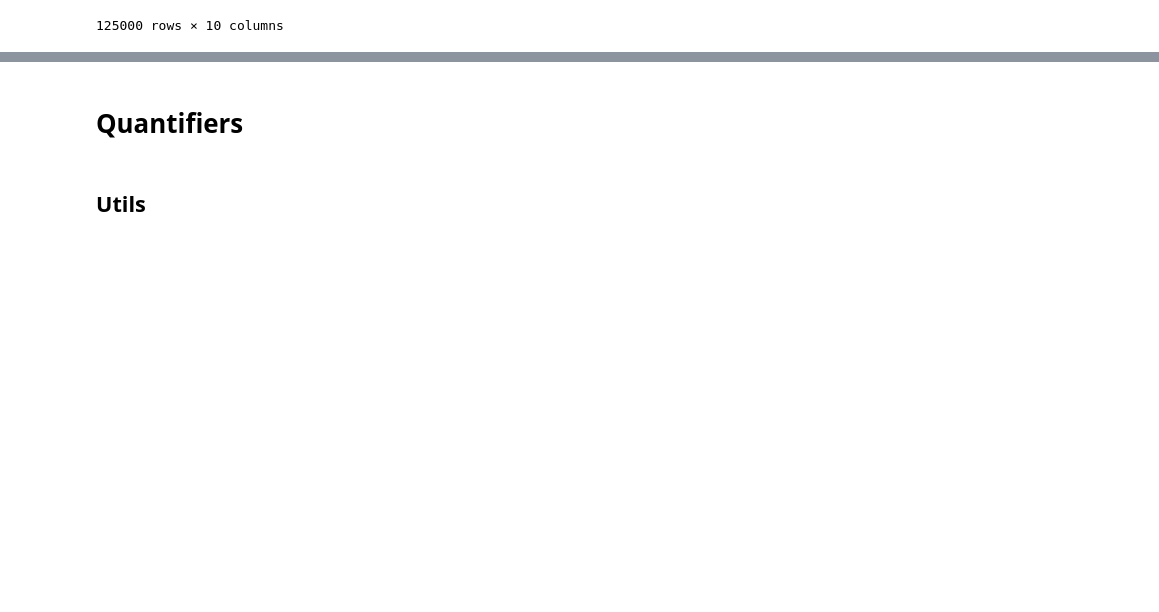
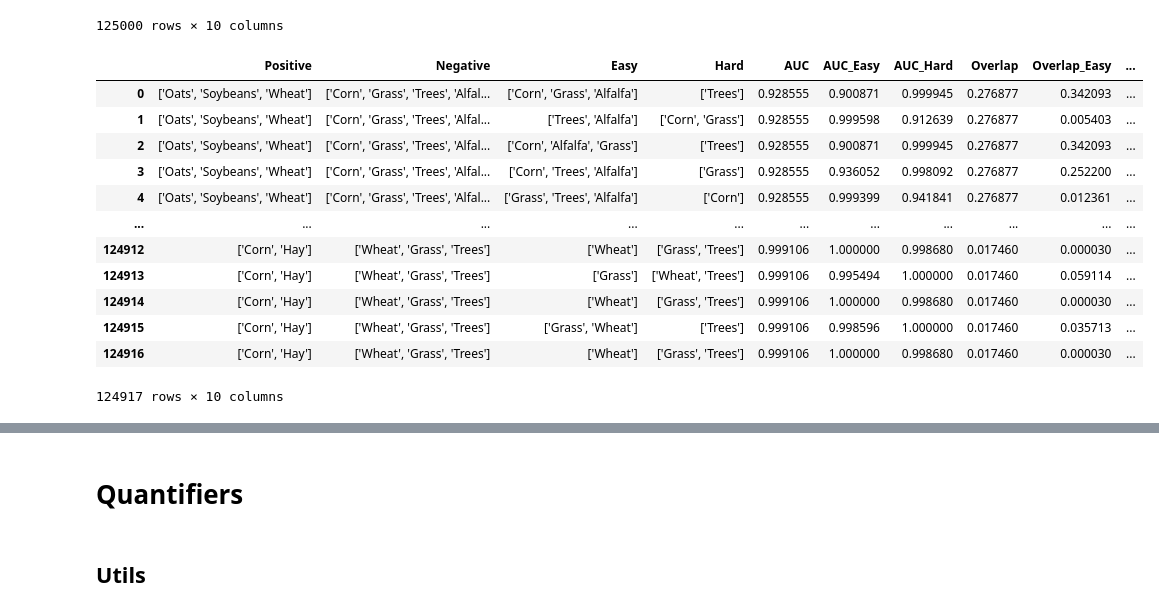
Before and after one commit to JPOrtegaa/score-drift-quantification, a Jupyter notebook: experiments_real.ipynb, the cells around one changed output, grey strips where cells are left out. Saved outputs shown, nothing was run; the diff lists cells and outputs as text; code cells hidden in the pictures; blank space fills up the shorter version.

```diff
--- a/experiments_real.ipynb
+++ b/experiments_real.ipynb
@@ -110,6 +122,23 @@ auc_df
 | 124998 | ['Lodgepole_Pine', 'Cottonwood_Wi... | ['Douglas_fir', 'Aspen'] | ['Douglas_fir'] | ['Aspen'] | 0.805155 | 0.857207 | 0.753025 | 0.431519 | 0.243204 | ... |
 | 124999 | ['Lodgepole_Pine', 'Cottonwood_Wi... | ['Douglas_fir', 'Aspen'] | ['Douglas_fir'] | ['Aspen'] | 0.805155 | 0.857207 | 0.753025 | 0.431519 | 0.243204 | ... |
 125000 rows × 10 columns
+# %%
+auc_df = pd.read_csv('processed_results_Land-use.csv')
+auc_df
+# %% [output]
+|  | Positive | Negative | Easy | Hard | AUC | AUC_Easy | AUC_Hard | Overlap | Overlap_Easy | ... |
+| 0 | ['Oats', 'Soybeans', 'Wheat'] | ['Corn', 'Grass', 'Trees', 'Alfal... | ['Corn', 'Grass', 'Alfalfa'] | ['Trees'] | 0.928555 | 0.900871 | 0.999945 | 0.276877 | 0.342093 | ... |
+| 1 | ['Oats', 'Soybeans', 'Wheat'] | ['Corn', 'Grass', 'Trees', 'Alfal... | ['Trees', 'Alfalfa'] | ['Corn', 'Grass'] | 0.928555 | 0.999598 | 0.912639 | 0.276877 | 0.005403 | ... |
+| 2 | ['Oats', 'Soybeans', 'Wheat'] | ['Corn', 'Grass', 'Trees', 'Alfal... | ['Corn', 'Alfalfa', 'Grass'] | ['Trees'] | 0.928555 | 0.900871 | 0.999945 | 0.276877 | 0.342093 | ... |
+| 3 | ['Oats', 'Soybeans', 'Wheat'] | ['Corn', 'Grass', 'Trees', 'Alfal... | ['Corn', 'Trees', 'Alfalfa'] | ['Grass'] | 0.928555 | 0.936052 | 0.998092 | 0.276877 | 0.252200 | ... |
+| 4 | ['Oats', 'Soybeans', 'Wheat'] | ['Corn', 'Grass', 'Trees', 'Alfal... | ['Grass', 'Trees', 'Alfalfa'] | ['Corn'] | 0.928555 | 0.999399 | 0.941841 | 0.276877 | 0.012361 | ... |
+| ... | ... | ... | ... | ... | ... | ... | ... | ... | ... | ... |
+| 124912 | ['Corn', 'Hay'] | ['Wheat', 'Grass', 'Trees'] | ['Wheat'] | ['Grass', 'Trees'] | 0.999106 | 1.000000 | 0.998680 | 0.017460 | 0.000030 | ... |
+| 124913 | ['Corn', 'Hay'] | ['Wheat', 'Grass', 'Trees'] | ['Grass'] | ['Wheat', 'Trees'] | 0.999106 | 0.995494 | 1.000000 | 0.017460 | 0.059114 | ... |
+| 124914 | ['Corn', 'Hay'] | ['Wheat', 'Grass', 'Trees'] | ['Wheat'] | ['Grass', 'Trees'] | 0.999106 | 1.000000 | 0.998680 | 0.017460 | 0.000030 | ... |
+| 124915 | ['Corn', 'Hay'] | ['Wheat', 'Grass', 'Trees'] | ['Grass', 'Wheat'] | ['Trees'] | 0.999106 | 0.998596 | 1.000000 | 0.017460 | 0.035713 | ... |
+| 124916 | ['Corn', 'Hay'] | ['Wheat', 'Grass', 'Trees'] | ['Wheat'] | ['Grass', 'Trees'] | 0.999106 | 1.000000 | 0.998680 | 0.017460 | 0.000030 | ... |
+124917 rows × 10 columns
 # %%
 auc_df['diff_AUC'] = abs(auc_df['AUC_Easy'] - auc_df['AUC_Hard'])
 auc_df.sort_values(by='diff_AUC', ascending=False, inplace=True)
```
Also changed, not shown: parts of 16 cells of this notebook, 2 other files.
